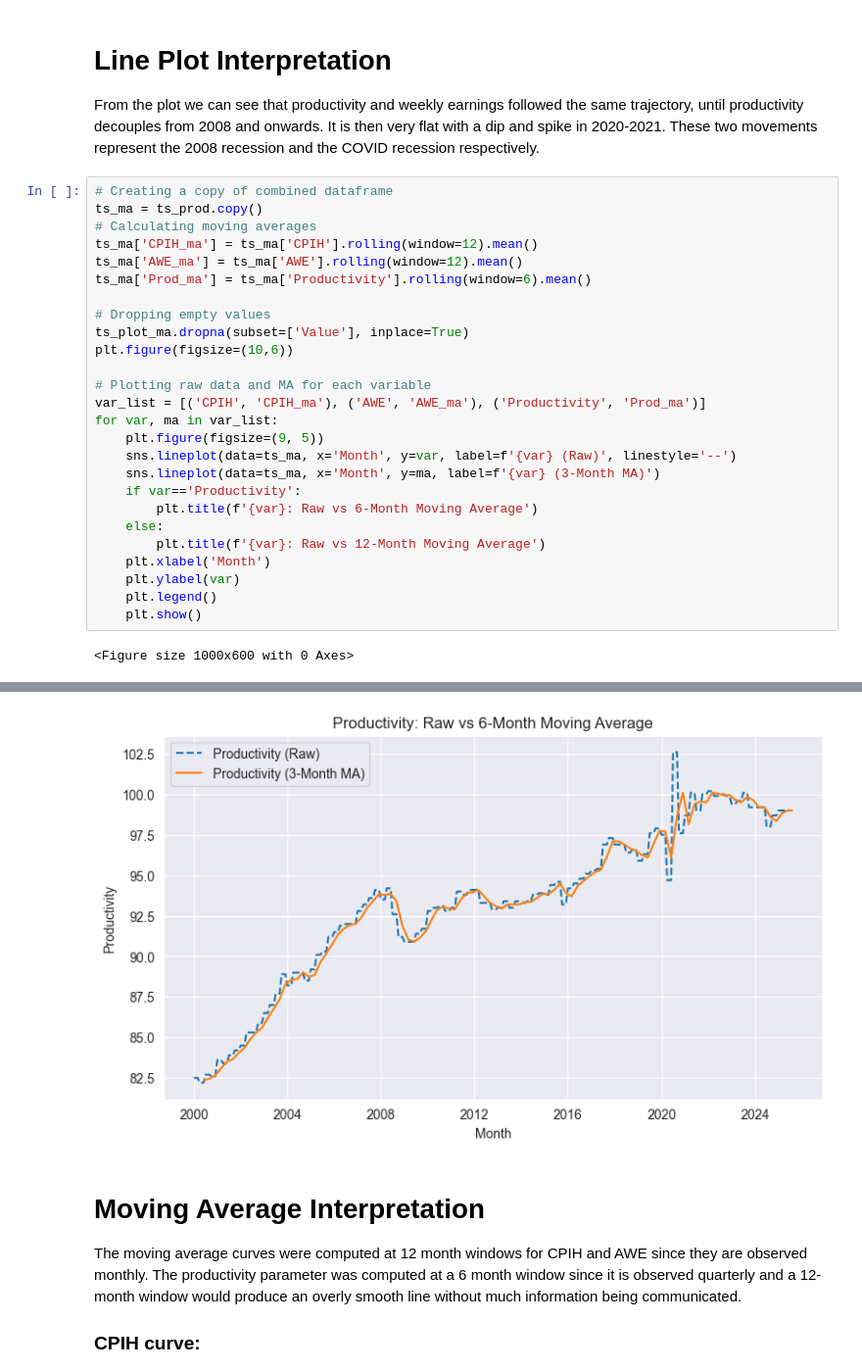
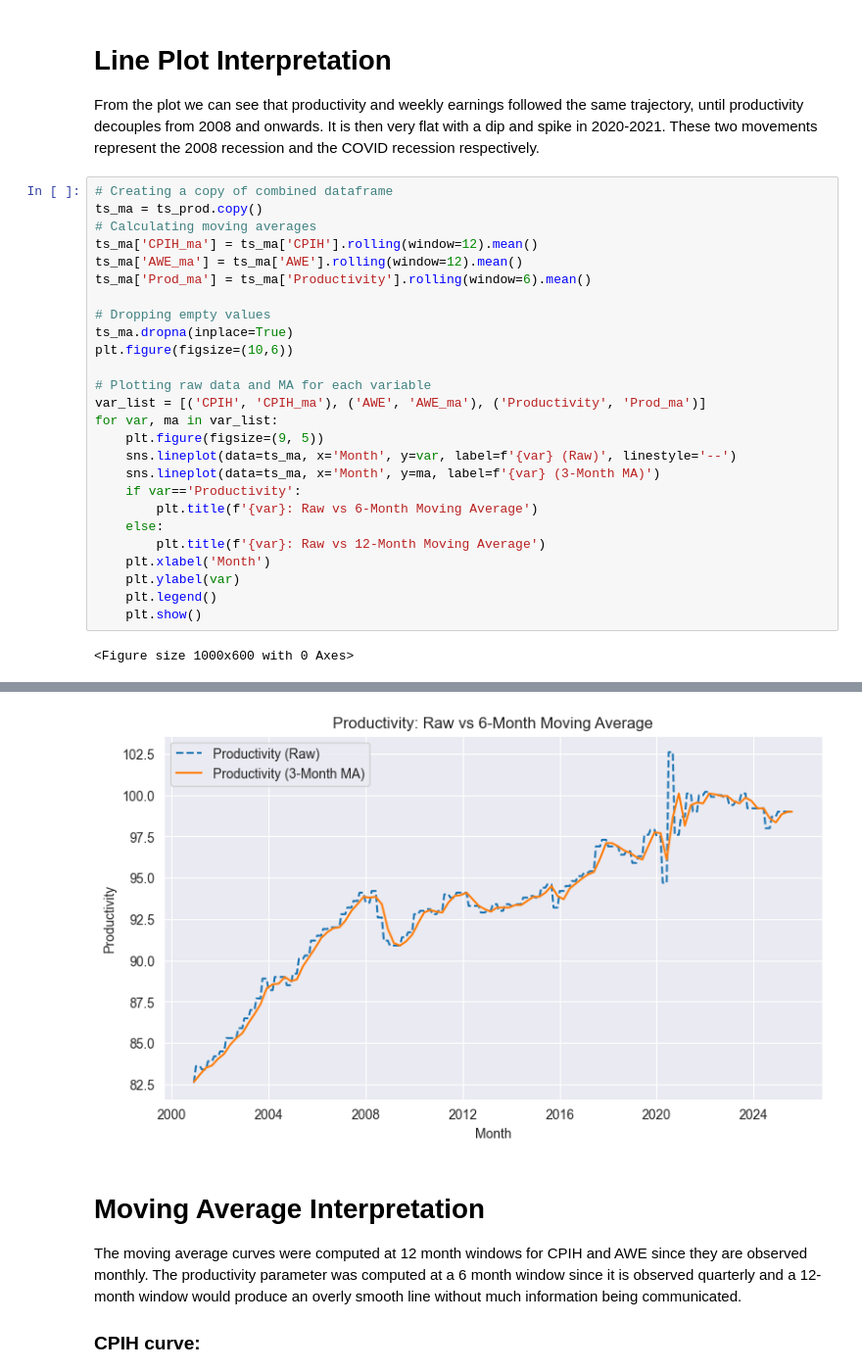
Before and after one commit to adrymmm/uk_inflation_wage_project, a Jupyter notebook: data_exploration.ipynb, the cells around one changed output, grey strips where cells are left out. Shown at 98% size. Drawn from its saved outputs; the diff is of its cells as text.

```diff
--- a/data_exploration.ipynb
+++ b/data_exploration.ipynb
@@ -197,7 +197,7 @@ ts_ma['AWE_ma'] = ts_ma['AWE'].rolling(window=12).mean()
 ts_ma['Prod_ma'] = ts_ma['Productivity'].rolling(window=6).mean()
 
 # Dropping empty values
-ts_plot_ma.dropna(subset=['Value'], inplace=True)
+ts_ma.dropna(inplace=True)
 plt.figure(figsize=(10,6))
 
 # Plotting raw data and MA for each variable
@@ -221,4 +221,4 @@ for var, ma in var_list:
-[figure, old version]
+[figure, new version]
 # %% [markdown]
 # Moving Average Interpretation
 The moving average curves were computed at 12 month windows for CPIH and AWE since they are observed monthly. The productivity parameter was computed at a 6 month window since it is observed quarterly and a 12-month window would produce an overly smooth line without much information being communicated.
```
Also changed, not shown: parts of 2 cells of this notebook, 1 other file.
